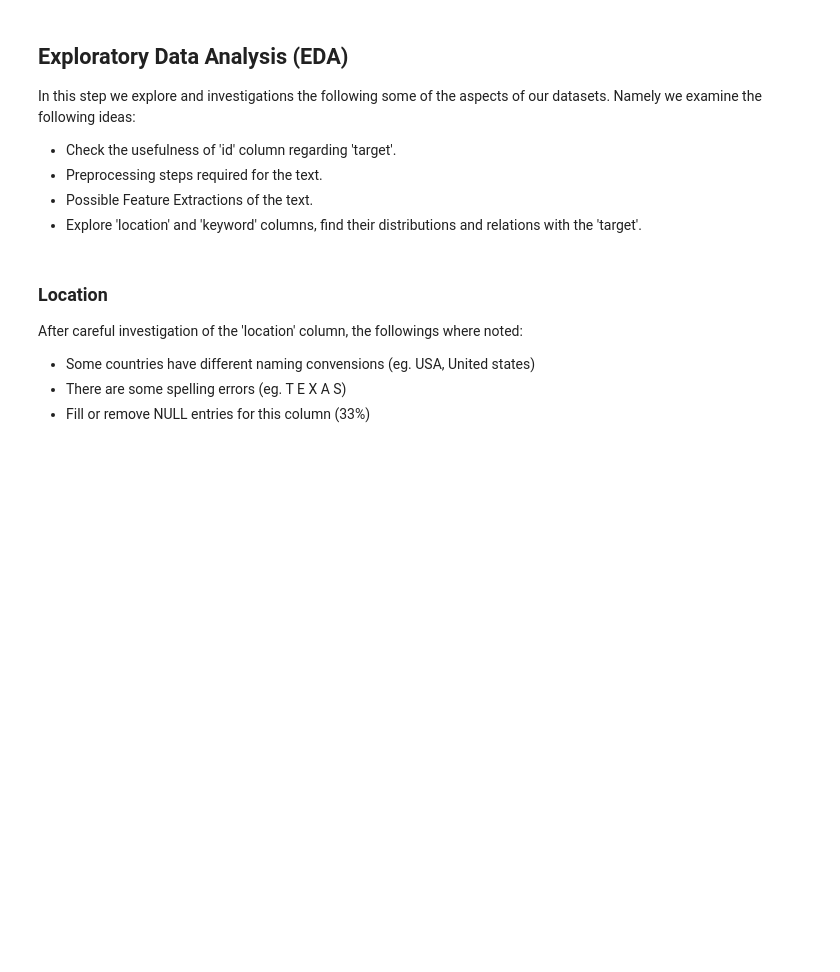
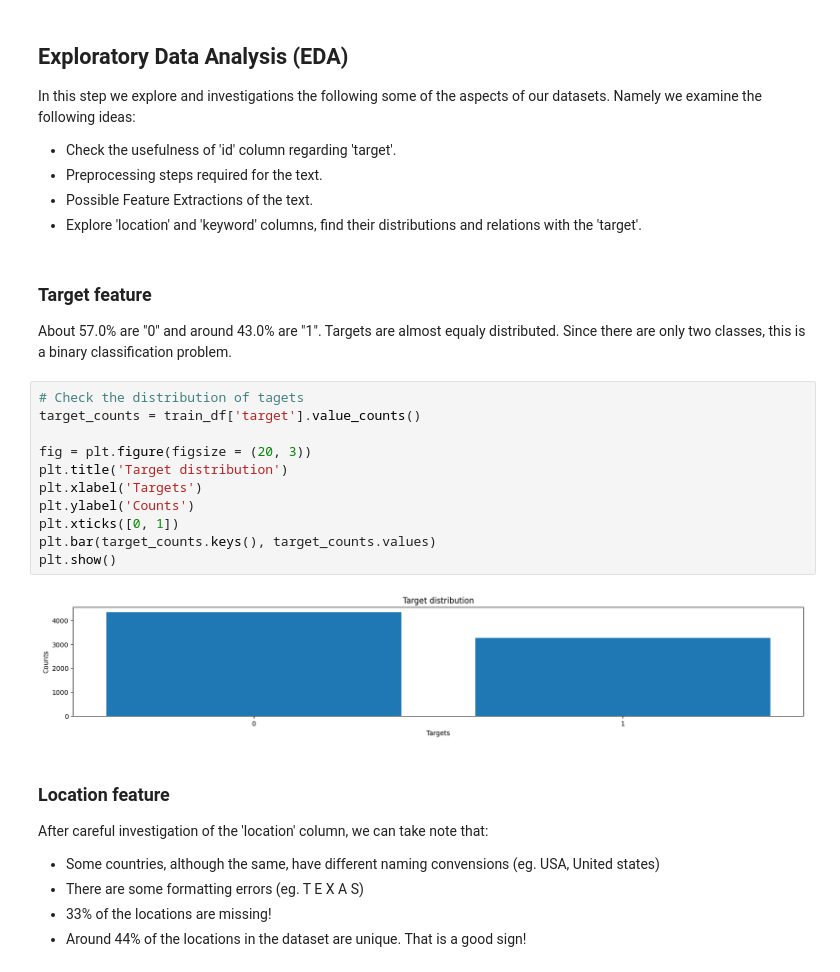
Before and after one commit to keivanipchihagh/NLP-with-Disaster-Tweets, a Jupyter notebook: NLP with Disaster Tweets.ipynb, the cells around one changed output. Saved outputs shown, nothing was run; the diff lists cells and outputs as text; blank space fills up the shorter version.

```diff
--- a/NLP with Disaster Tweets.ipynb
+++ b/NLP with Disaster Tweets.ipynb
@@ -33,12 +40,29 @@ In this step we explore and investigations the following some of the aspects of
 - Preprocessing steps required for the text.
 - Possible Feature Extractions of the text.
 - Explore 'location' and 'keyword' columns, find their distributions and relations with the 'target'.
+# %% [markdown]
+### Target feature
+About 57.0% are "0" and around 43.0% are "1". Targets are almost equaly distributed. Since there are only two classes, this is a binary classification problem.
+# %%
+# Check the distribution of tagets
+target_counts = train_df['target'].value_counts()
+
+fig = plt.figure(figsize = (20, 3))
+plt.title('Target distribution')
+plt.xlabel('Targets')
+plt.ylabel('Counts')
+plt.xticks([0, 1])
+plt.bar(target_counts.keys(), target_counts.values)
+plt.show()
+# %% [output]
+[figure, added]
 # %% [markdown]
-### Location
-After careful investigation of the 'location' column, the followings where noted:
-- Some countries have different naming convensions (eg. USA, United states)
-- There are some spelling errors (eg. T E X A S)
-- Fill or remove NULL entries for this column (33%)
+### Location feature
+After careful investigation of the 'location' column, we can take note that:
+- Some countries, although the same, have different naming convensions (eg. USA, United states)
+- There are some formatting errors (eg. T E X A S)
+- 33% of the locations are missing!
+- Around 44% of the locations in the dataset are unique. That is a good sign!
 # %%
 # NULL entries
 null_entries = train_df.loc[train_df['location'].isnull()]
```
Also changed, not shown: parts of 15 cells of this notebook.
